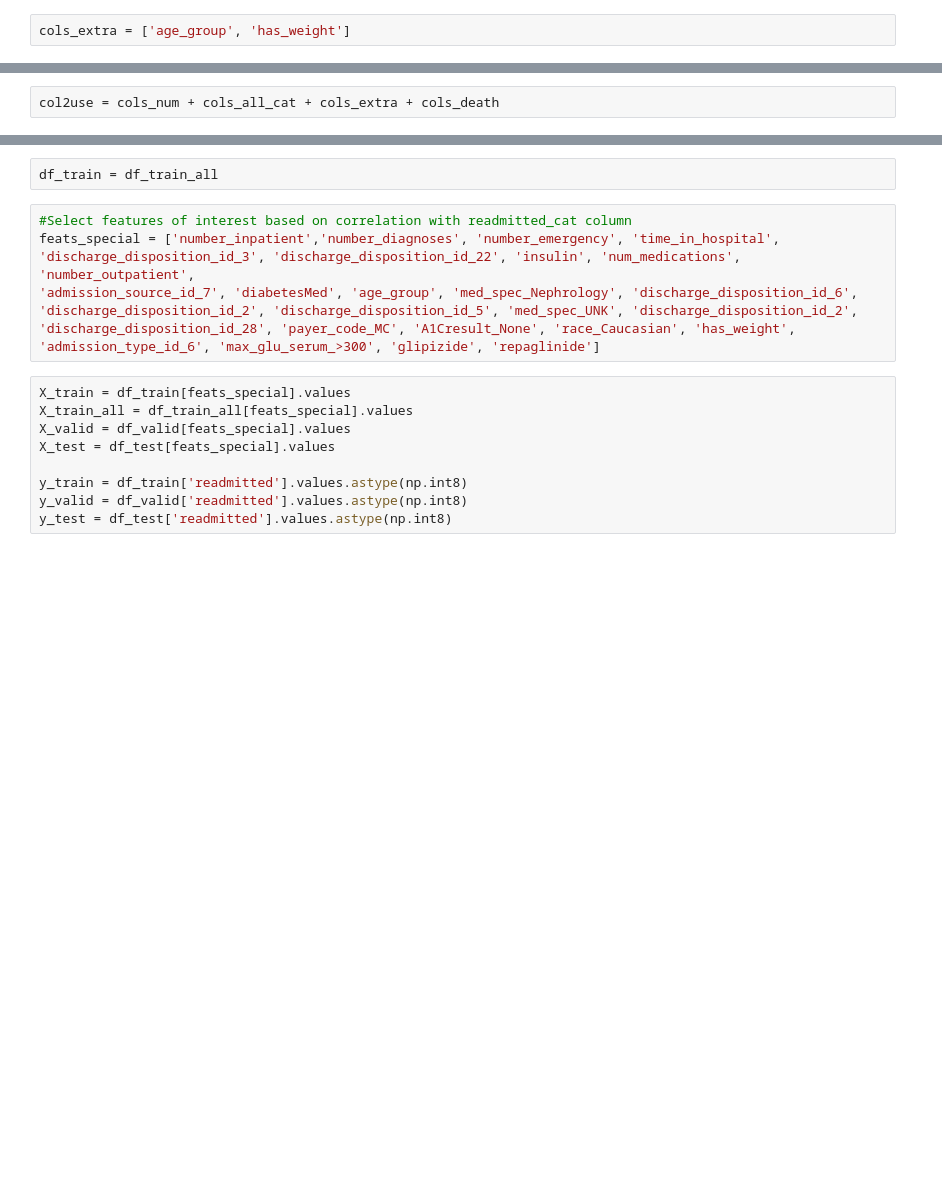
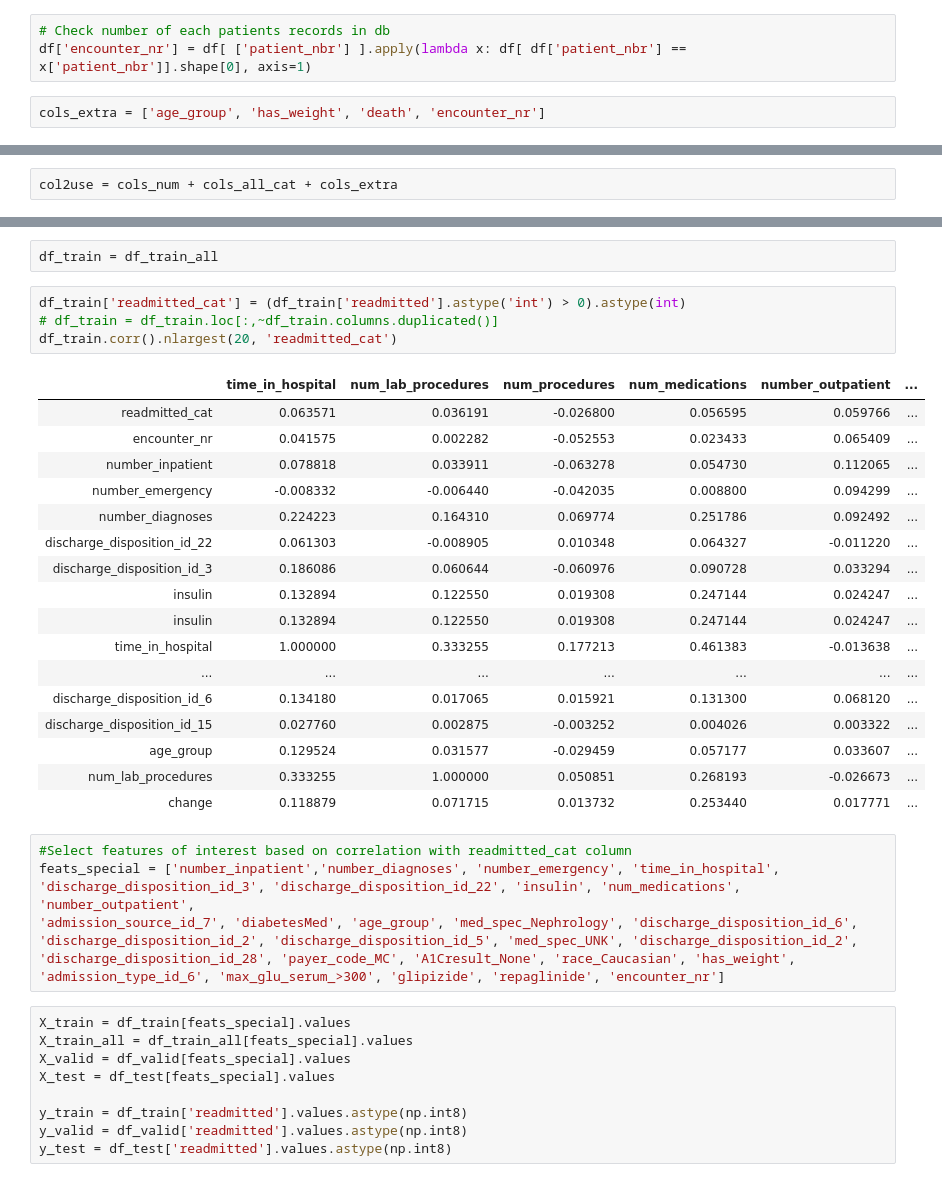
Before and after one commit to majhogee/diabetes-readmittion, a Jupyter notebook: kaggle_submission.ipynb, the cells around one changed output, grey strips where cells are left out. Drawn from its saved outputs; the diff is of its cells as text; blank space fills up the shorter version.

```diff
--- a/kaggle_submission.ipynb
+++ b/kaggle_submission.ipynb
@@ -127,5 +127,8 @@ Int64Index: 66221 entries, 0 to 101764
 Columns: 166 entries, encounter_id to has_weight
 dtypes: bool(4), int64(58), object(16), uint8(88)
 memory usage: 43.7+ MB
+# %%
+# Check number of each patients records in db
+df['encounter_nr'] = df[ ['patient_nbr'] ].apply(lambda x: df[ df['patient_nbr'] == x['patient_nbr']].shape[0], axis=1)
 # %%
-cols_extra = ['age_group', 'has_weight']
+cols_extra = ['age_group', 'has_weight', 'death', 'encounter_nr']
@@ -134,5 +135,5 @@ cols_death = ['death']
 # %%
-col2use = cols_num + cols_all_cat + cols_extra + cols_death
+col2use = cols_num + cols_all_cat + cols_extra
 # %%
 #Let's have a look at all the feature columns that can be used
 df[col2use].head()
@@ -192,6 +193,28 @@ print(calc_prevalence(df_train_all['readmitted'].values))
 17.31932918395574
 # %%
 df_train = df_train_all
+# %%
+df_train['readmitted_cat'] = (df_train['readmitted'].astype('int') > 0).astype(int)
+# df_train = df_train.loc[:,~df_train.columns.duplicated()]
+df_train.corr().nlargest(20, 'readmitted_cat')
+# %% [output]
+|  | time_in_hospital | num_lab_procedures | num_procedures | num_medications | number_outpatient | ... |
+| readmitted_cat | 0.063571 | 0.036191 | -0.026800 | 0.056595 | 0.059766 | ... |
+| encounter_nr | 0.041575 | 0.002282 | -0.052553 | 0.023433 | 0.065409 | ... |
+| number_inpatient | 0.078818 | 0.033911 | -0.063278 | 0.054730 | 0.112065 | ... |
+| number_emergency | -0.008332 | -0.006440 | -0.042035 | 0.008800 | 0.094299 | ... |
+| number_diagnoses | 0.224223 | 0.164310 | 0.069774 | 0.251786 | 0.092492 | ... |
+| discharge_disposition_id_22 | 0.061303 | -0.008905 | 0.010348 | 0.064327 | -0.011220 | ... |
+| discharge_disposition_id_3 | 0.186086 | 0.060644 | -0.060976 | 0.090728 | 0.033294 | ... |
+| insulin | 0.132894 | 0.122550 | 0.019308 | 0.247144 | 0.024247 | ... |
+| insulin | 0.132894 | 0.122550 | 0.019308 | 0.247144 | 0.024247 | ... |
+| time_in_hospital | 1.000000 | 0.333255 | 0.177213 | 0.461383 | -0.013638 | ... |
+| ... | ... | ... | ... | ... | ... | ... |
+| discharge_disposition_id_6 | 0.134180 | 0.017065 | 0.015921 | 0.131300 | 0.068120 | ... |
+| discharge_disposition_id_15 | 0.027760 | 0.002875 | -0.003252 | 0.004026 | 0.003322 | ... |
+| age_group | 0.129524 | 0.031577 | -0.029459 | 0.057177 | 0.033607 | ... |
+| num_lab_procedures | 0.333255 | 1.000000 | 0.050851 | 0.268193 | -0.026673 | ... |
+| change | 0.118879 | 0.071715 | 0.013732 | 0.253440 | 0.017771 | ... |
 # %%
 #Select features of interest based on correlation with readmitted_cat column
 feats_special = ['number_inpatient','number_diagnoses', 'number_emergency', 'time_in_hospital',
@@ -199,7 +222,7 @@ feats_special = ['number_inpatient','number_diagnoses', 'number_emergency', 'tim
 'admission_source_id_7', 'diabetesMed', 'age_group', 'med_spec_Nephrology', 'discharge_disposition_id_6',
 'discharge_disposition_id_2', 'discharge_disposition_id_5', 'med_spec_UNK', 'discharge_disposition_id_2',
 'discharge_disposition_id_28', 'payer_code_MC', 'A1Cresult_None', 'race_Caucasian', 'has_weight',
-'admission_type_id_6', 'max_glu_serum_>300', 'glipizide', 'repaglinide']
+'admission_type_id_6', 'max_glu_serum_>300', 'glipizide', 'repaglinide', 'encounter_nr']
 # %%
 X_train = df_train[feats_special].values
 X_train_all = df_train_all[feats_special].values
```
Also changed, not shown: parts of 6 cells of this notebook.
